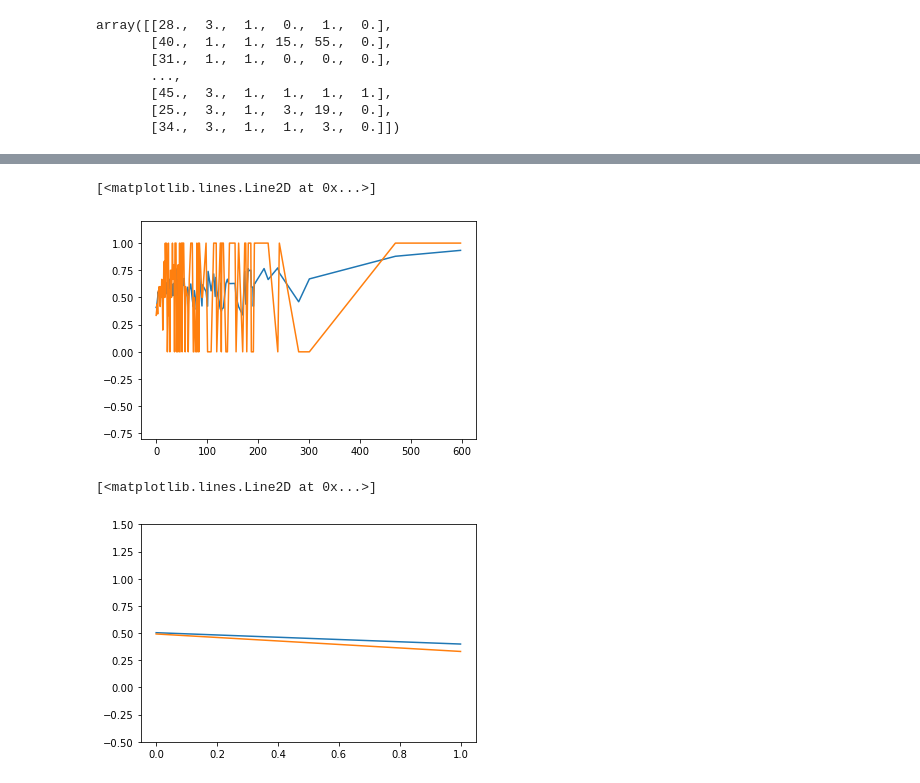
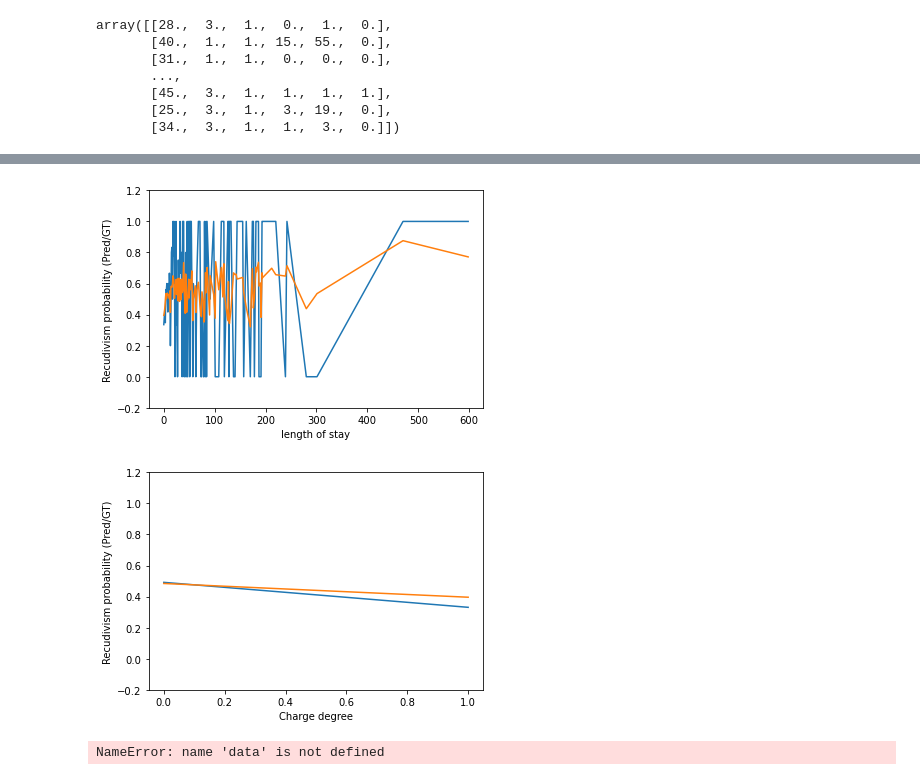
Before and after one commit to zmgong/nam_with_attention, a Jupyter notebook: recid_test.ipynb, the cells around one changed output, grey strips where cells are left out. Saved outputs shown, nothing was run; the diff lists cells and outputs as text; code cells hidden in the pictures.

```diff
--- a/recid_test.ipynb
+++ b/recid_test.ipynb
@@ -52,7 +52,8 @@ model = NAMClassifier(
     monitor_loss=False,
     n_jobs=10,
     random_state=random_state,
-    device='cuda:0'
+    device='cuda:0',
+    pos_embed=1,
 )
 # %%
 model.fit(X_train, y_train)
@@ -62,7 +63,7 @@ Format converting and model initializing are done.
 To enable them in other operations, rebuild TensorFlow with the appropriate compiler flags.
 <nam.wrapper.wrapper.NAMClassifier at 0x...>
 # %%
-pred, feature, feature_after_att = model.predict_proba(X_test)
+pred, feature, feature_after_att, attn_output_weights = model.predict_proba(X_test)
 # %%
 print(sk_metrics.roc_auc_score(y_test, pred))
 # %% [output]
@@ -185,49 +130,9 @@ plt.plot(X, Z)
 # %%
-# length_of_stay
-j = 4
 
-curr_data_list = []
-for i in range(len(X_test)):
-    curr_data_list.append(X_test[i][j])
-X = curr_data_list
-Y = pred
-Z = y_test.squeeze().tolist()
-df = pd.DataFrame(list(zip(X, Y, Z)),
-               columns =['val', 'pred', 'gt'])
-
-averaged = df.groupby('val').mean()
-
-averaged['val'] = averaged.index
-X = averaged["val"].tolist()
-Y = averaged["pred"].tolist()
-Z = averaged["gt"].tolist()
-plt.ylim([-0.8,1.2])
-plt.plot(X, Y)
-plt.plot(X, Z)
+plot_fig(4, 'length of stay')
 # %% [output]
-[<matplotlib.lines.Line2D at 0x...>]
-[figure, old version]
+[figure, new version]
 # %%
-# c_charge_degree
-j = 5
-curr_data_list = []
-for i in range(len(X_test)):
-    curr_data_list.append(X_test[i][j])
-X = curr_data_list
-Y = pred
-Z = y_test.squeeze().tolist()
-df = pd.DataFrame(list(zip(X, Y, Z)),
-               columns =['val', 'pred', 'gt'])
-df
-averaged = df.groupby('val').mean()
-
-averaged['val'] = averaged.index
-X = averaged["val"].tolist()
-Y = averaged["pred"].tolist()
-Z = averaged["gt"].tolist()
-plt.ylim([-0.8,1.2])
-plt.plot(X, Y)
-plt.plot(X, Z)
+plot_fig(5, 'Charge degree')
 # %% [output]
-[<matplotlib.lines.Line2D at 0x...>]
-[figure, old version]
+[figure, new version]
@@ -233,0 +141,8 @@ plt.plot(X, Z)
+# %%
+import csv
+with open('recid_data.csv', 'w', newline='') as f:
+    writer = csv.DictWriter(f, fieldnames=data.keys())
+    writer.writeheader()
+    writer.writerow(dict)
+# %% [output]
+NameError: name 'data' is not defined
```
Also changed, not shown: parts of 8 cells of this notebook, 5 other files.
